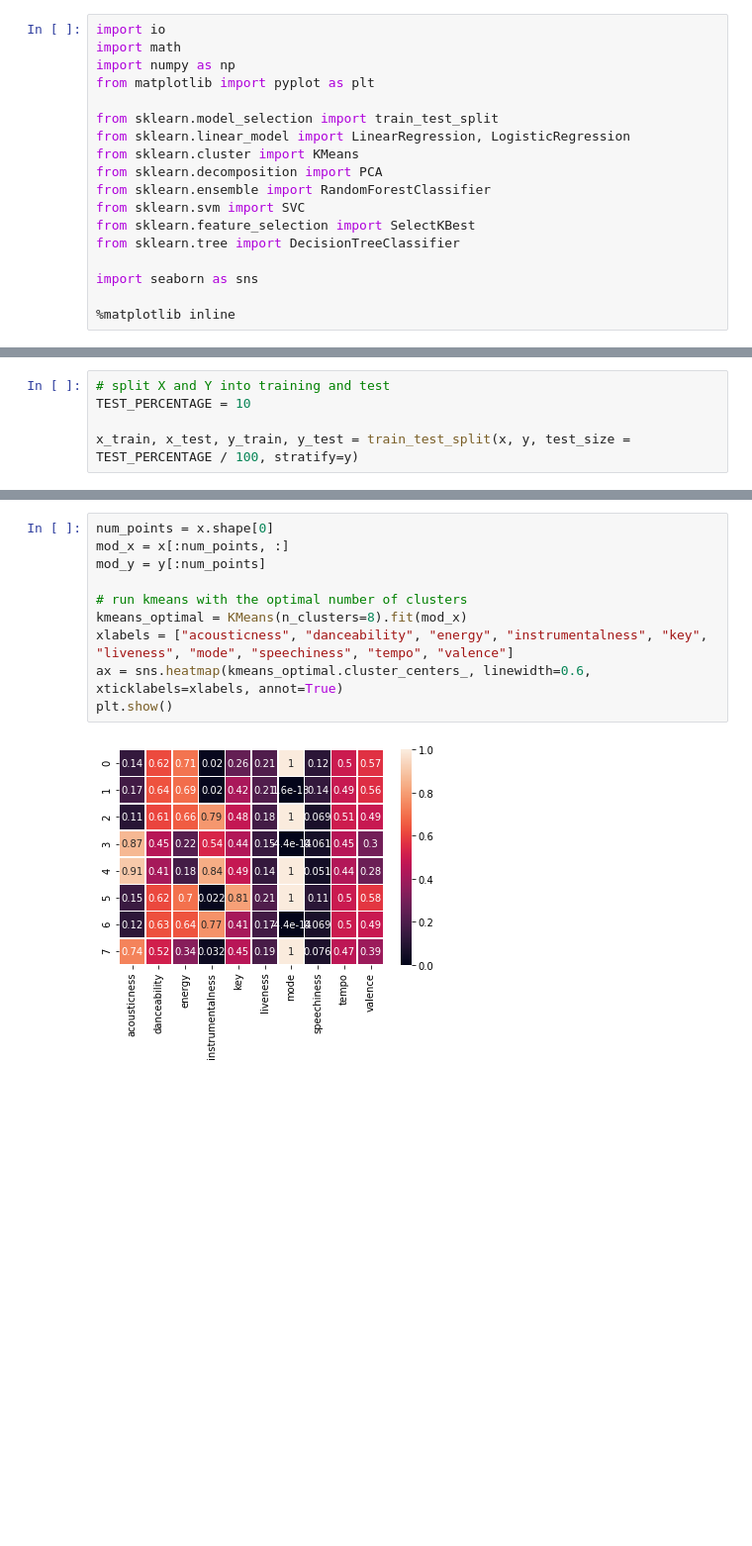
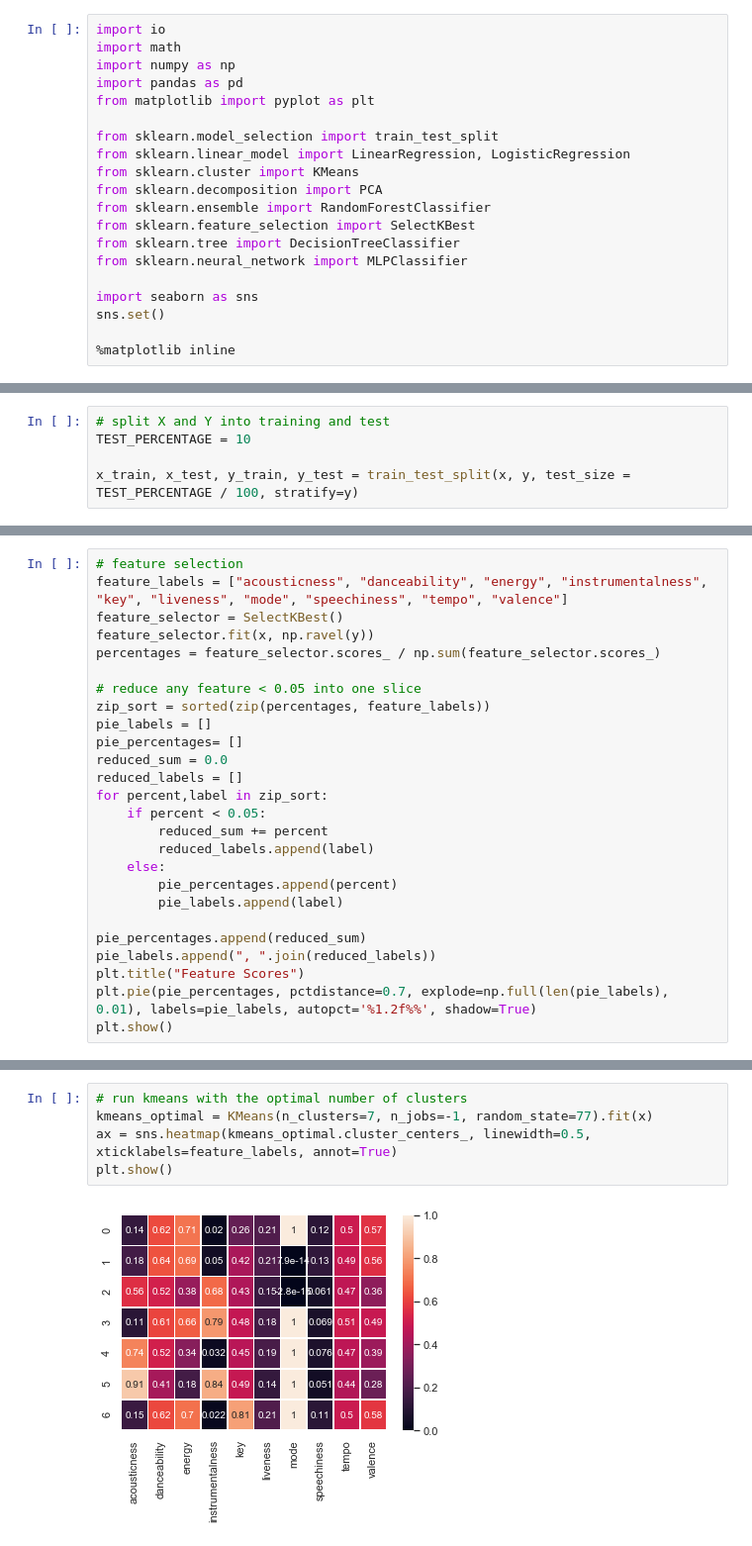
Before and after one commit to bglowniak/Song-Genre-Prediction, a Jupyter notebook: Project Notebook.ipynb, the cells around one changed output, grey strips where cells are left out. Shown: that part at 99% size. Drawn from its saved outputs; the diff is of its cells as text; blank space fills up the shorter version.

```diff
--- a/Project Notebook.ipynb
+++ b/Project Notebook.ipynb
@@ -2,6 +2,7 @@
 import io
 import math
 import numpy as np
+import pandas as pd
 from matplotlib import pyplot as plt
 
 from sklearn.model_selection import train_test_split
@@ -9,11 +10,12 @@ from sklearn.linear_model import LinearRegression, LogisticRegression
 from sklearn.cluster import KMeans
 from sklearn.decomposition import PCA
 from sklearn.ensemble import RandomForestClassifier
-from sklearn.svm import SVC
 from sklearn.feature_selection import SelectKBest
 from sklearn.tree import DecisionTreeClassifier
+from sklearn.neural_network import MLPClassifier
 
 import seaborn as sns
+sns.set()
 
 %matplotlib inline
 # %% [markdown]
@@ -170,0 +183,26 @@ print(feature_selector.scores_ / np.sum(feature_selector.scores_))
+# %%
+# feature selection
+feature_labels = ["acousticness", "danceability", "energy", "instrumentalness", "key", "liveness", "mode", "speechiness", "tempo", "valence"]
+feature_selector = SelectKBest()
+feature_selector.fit(x, np.ravel(y))
+percentages = feature_selector.scores_ / np.sum(feature_selector.scores_)
+
+# reduce any feature < 0.05 into one slice
+zip_sort = sorted(zip(percentages, feature_labels))
+pie_labels = []
+pie_percentages= []
+reduced_sum = 0.0
+reduced_labels = []
+for percent,label in zip_sort:
+    if percent < 0.05:
+        reduced_sum += percent
+        reduced_labels.append(label)
+    else:
+        pie_percentages.append(percent)
+        pie_labels.append(label)
+
+pie_percentages.append(reduced_sum)
+pie_labels.append(", ".join(reduced_labels))
+plt.title("Feature Scores")
+plt.pie(pie_percentages, pctdistance=0.7, explode=np.full(len(pie_labels), 0.01), labels=pie_labels, autopct='%1.2f%%', shadow=True)
+plt.show()
@@ -188,12 +232,7 @@ plt.show()
 # %%
-num_points = x.shape[0]
-mod_x = x[:num_points, :]
-mod_y = y[:num_points]
-
 # run kmeans with the optimal number of clusters
-kmeans_optimal = KMeans(n_clusters=8).fit(mod_x)
-xlabels = ["acousticness", "danceability", "energy", "instrumentalness", "key", "liveness", "mode", "speechiness", "tempo", "valence"]
-ax = sns.heatmap(kmeans_optimal.cluster_centers_, linewidth=0.6, xticklabels=xlabels, annot=True)
+kmeans_optimal = KMeans(n_clusters=7, n_jobs=-1, random_state=77).fit(x)
+ax = sns.heatmap(kmeans_optimal.cluster_centers_, linewidth=0.5, xticklabels=feature_labels, annot=True)
 plt.show()
 # %% [output]
-[figure, old version]
+[figure, new version]
```
Also changed, not shown: parts of 27 cells of this notebook.
